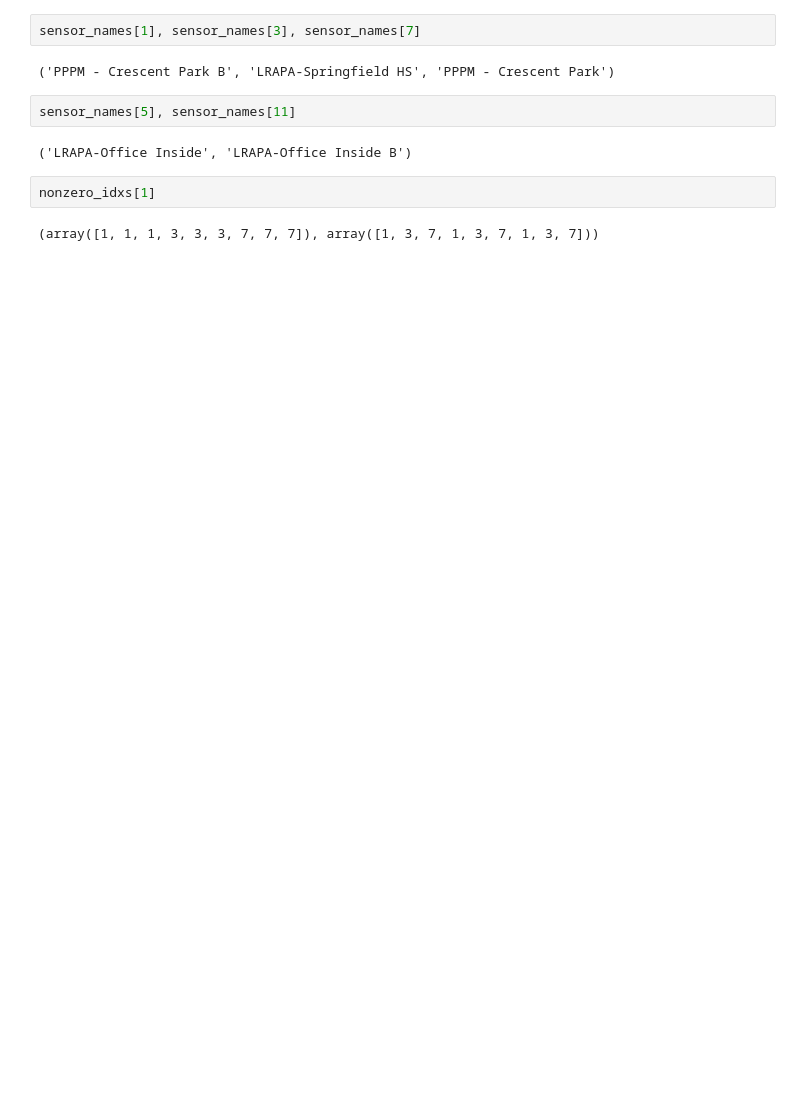
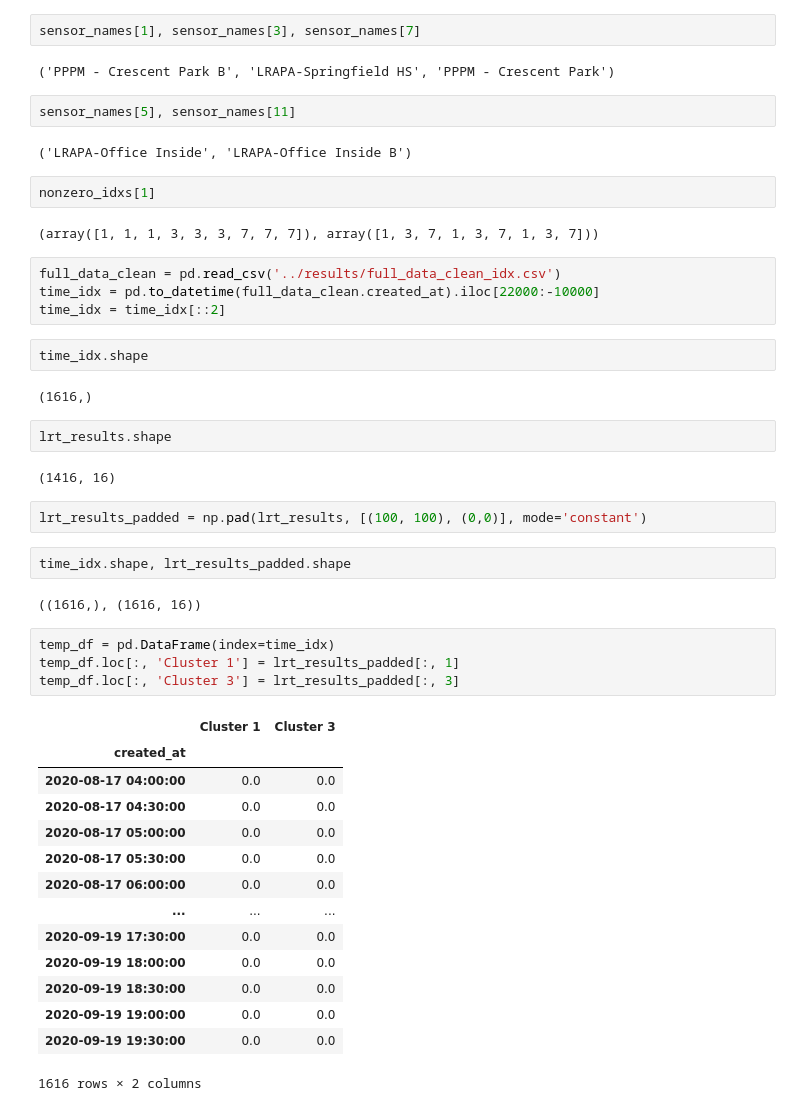
Before and after one commit to spaceonion1001/LD-CPD, a Jupyter notebook: notebooks/Results_HFarm.ipynb, the cells around one changed output. Cells and saved outputs as stored; diff of their text form; blank space fills up the shorter version.

```diff
--- a/notebooks/Results_HFarm.ipynb
+++ b/notebooks/Results_HFarm.ipynb
@@ -308,3 +313,40 @@ sensor_names[5], sensor_names[11]
 nonzero_idxs[1]
 # %% [output]
 (array([1, 1, 1, 3, 3, 3, 7, 7, 7]), array([1, 3, 7, 1, 3, 7, 1, 3, 7]))
+# %%
+full_data_clean = pd.read_csv('../results/full_data_clean_idx.csv')
+time_idx = pd.to_datetime(full_data_clean.created_at).iloc[22000:-10000]
+time_idx = time_idx[::2]
+# %%
+time_idx.shape
+# %% [output]
+(1616,)
+# %%
+lrt_results.shape
+# %% [output]
+(1416, 16)
+# %%
+lrt_results_padded = np.pad(lrt_results, [(100, 100), (0,0)], mode='constant')
+# %%
+time_idx.shape, lrt_results_padded.shape
+# %% [output]
+((1616,), (1616, 16))
+# %%
+temp_df = pd.DataFrame(index=time_idx)
+temp_df.loc[:, 'Cluster 1'] = lrt_results_padded[:, 1]
+temp_df.loc[:, 'Cluster 3'] = lrt_results_padded[:, 3]
+# %% [output]
+|  | Cluster 1 | Cluster 3 |
+| created_at |  |  |
+| 2020-08-17 04:00:00 | 0.0 | 0.0 |
+| 2020-08-17 04:30:00 | 0.0 | 0.0 |
+| 2020-08-17 05:00:00 | 0.0 | 0.0 |
+| 2020-08-17 05:30:00 | 0.0 | 0.0 |
+| 2020-08-17 06:00:00 | 0.0 | 0.0 |
+| ... | ... | ... |
+| 2020-09-19 17:30:00 | 0.0 | 0.0 |
+| 2020-09-19 18:00:00 | 0.0 | 0.0 |
+| 2020-09-19 18:30:00 | 0.0 | 0.0 |
+| 2020-09-19 19:00:00 | 0.0 | 0.0 |
+| 2020-09-19 19:30:00 | 0.0 | 0.0 |
+1616 rows × 2 columns
```
Also changed, not shown: parts of 9 cells of this notebook, 17 other files.
